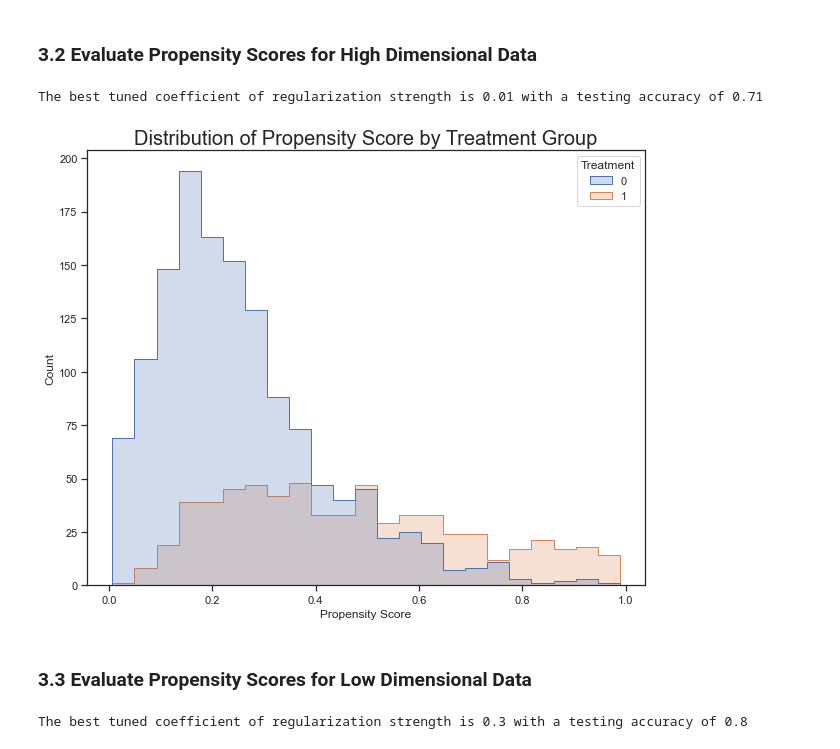
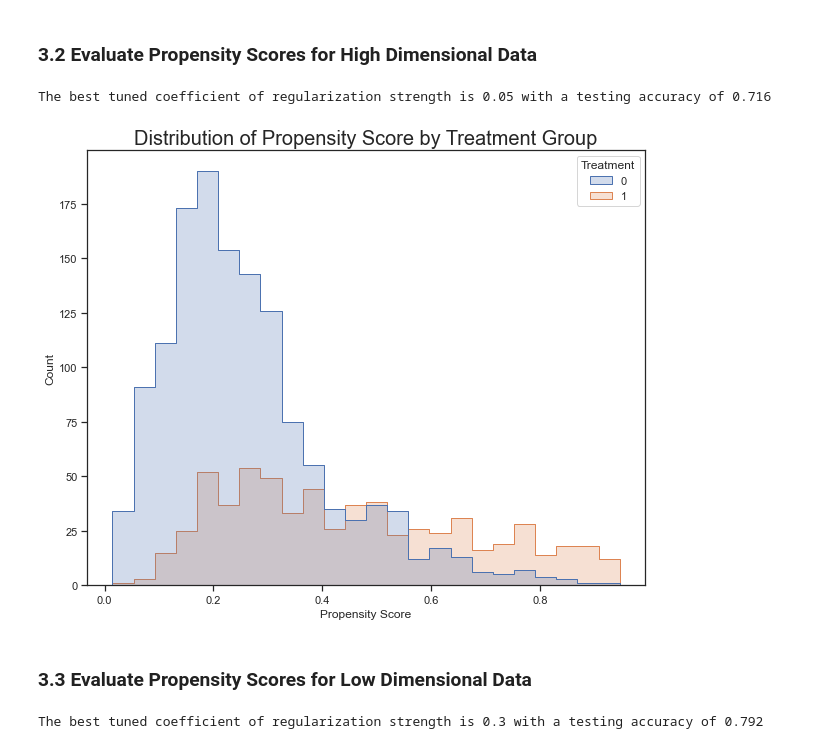
Before and after one commit to TZstatsADS/Spring2021-Project4-group3, a Jupyter notebook: doc/Main Report.ipynb, the cells around one changed output. Drawn from its saved outputs; the diff is of its cells as text; code cells hidden in the pictures.

```diff
--- a/doc/Main Report.ipynb
+++ b/doc/Main Report.ipynb
@@ -56,0 +69,21 @@ plt.show()
+# %%
+# function to scale the datasets
+def scaled_data(data):
+    x = data.drop(['A','Y'], axis = 1)
+    y = data[["A"]]
+
+    data_columns = data.columns.drop(['Y','A'])
+
+    x_scaled = StandardScaler().fit_transform(x)
+
+    data_scaled = pd.DataFrame(x_scaled, index = data.index, columns = data_columns)
+
+    data_scaled['A'] = data['A']
+    data_scaled['Y'] = data['Y']
+
+    display(data_scaled.head())
+
+    return data_scaled
+# %%
+# scale the high dimentional dataset
+highdim_scale_data = scaled_data(highdim_data)
@@ -127,19 +177,19 @@ param_grid = {"C":[0.01,0.05,0.1,0.3,0.5,0.7,1]}
 ### 3.2 Evaluate Propensity Scores for High Dimensional Data
 # %%
 # use 10-fold cross-validation to tune for the best parameter for logistic regression
-c_high = best_param(highdim_data, random_state=random_state, param_grid=param_grid)
+c_high = best_param(highdim_scale_data, random_state=random_state, param_grid=param_grid)
 # %% [output]
-The best tuned coefficient of regularization strength is 0.01 with a testing accuracy of 0.71
+The best tuned coefficient of regularization strength is 0.05 with a testing accuracy of 0.716
 # %%
 # estimate propsensity scores
-ps_high = propensity_score(highdim_data, C = c_high)
+ps_high = propensity_score(highdim_scale_data, C = c_high)
 # %% [output]
-[figure, old version]
+[figure, new version]
 # %% [markdown]
 ### 3.3 Evaluate Propensity Scores for Low Dimensional Data
 # %%
 # use 10-fold cross-validation to tune for the best parameter for logistic regression
-c_low = best_param(lowdim_data, random_state=random_state, param_grid=param_grid)
+c_low = best_param(lowdim_scale_data, random_state=random_state, param_grid=param_grid)
 # %% [output]
-The best tuned coefficient of regularization strength is 0.3 with a testing accuracy of 0.8
+The best tuned coefficient of regularization strength is 0.3 with a testing accuracy of 0.792
 # %%
```
Also changed, not shown: parts of 40 cells of this notebook, 2 other files.
